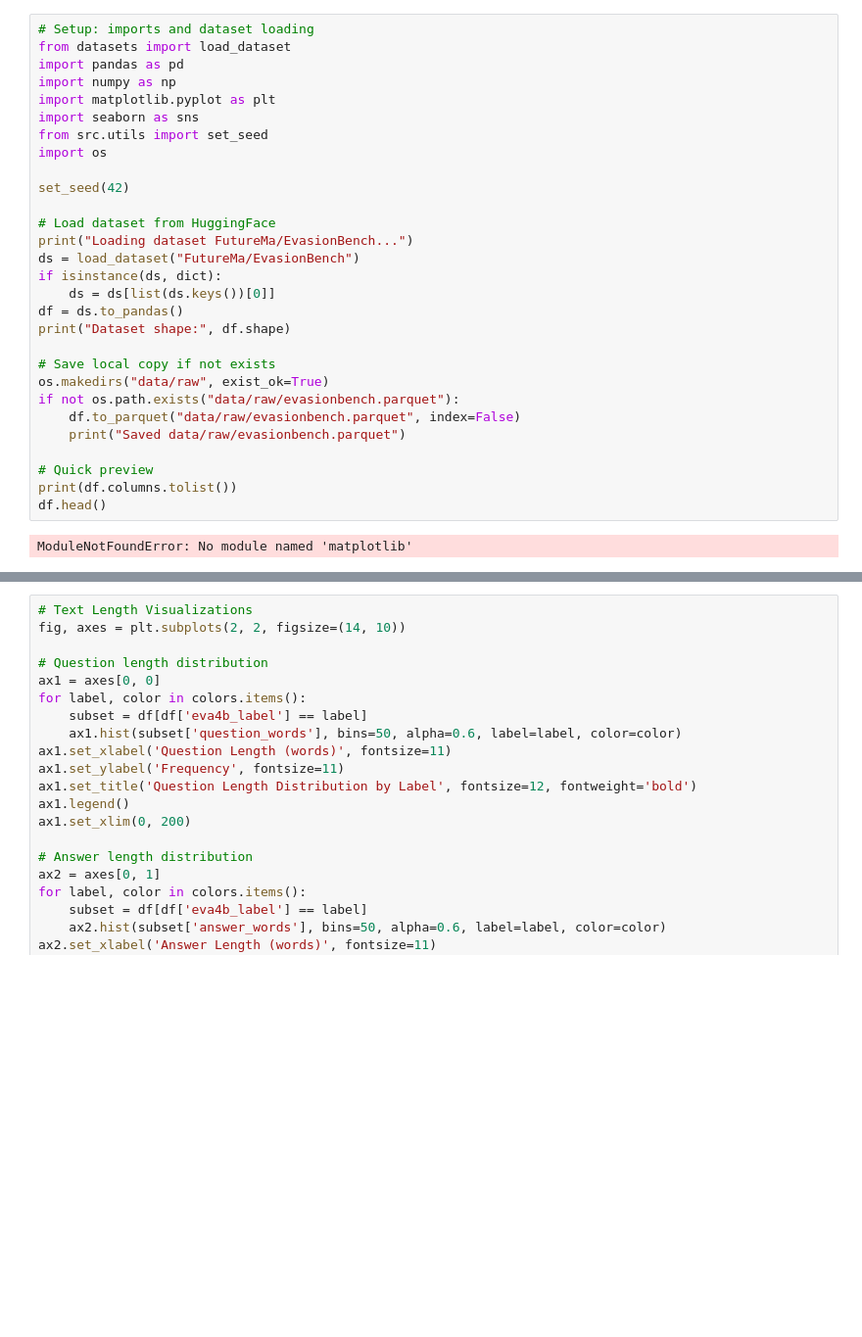
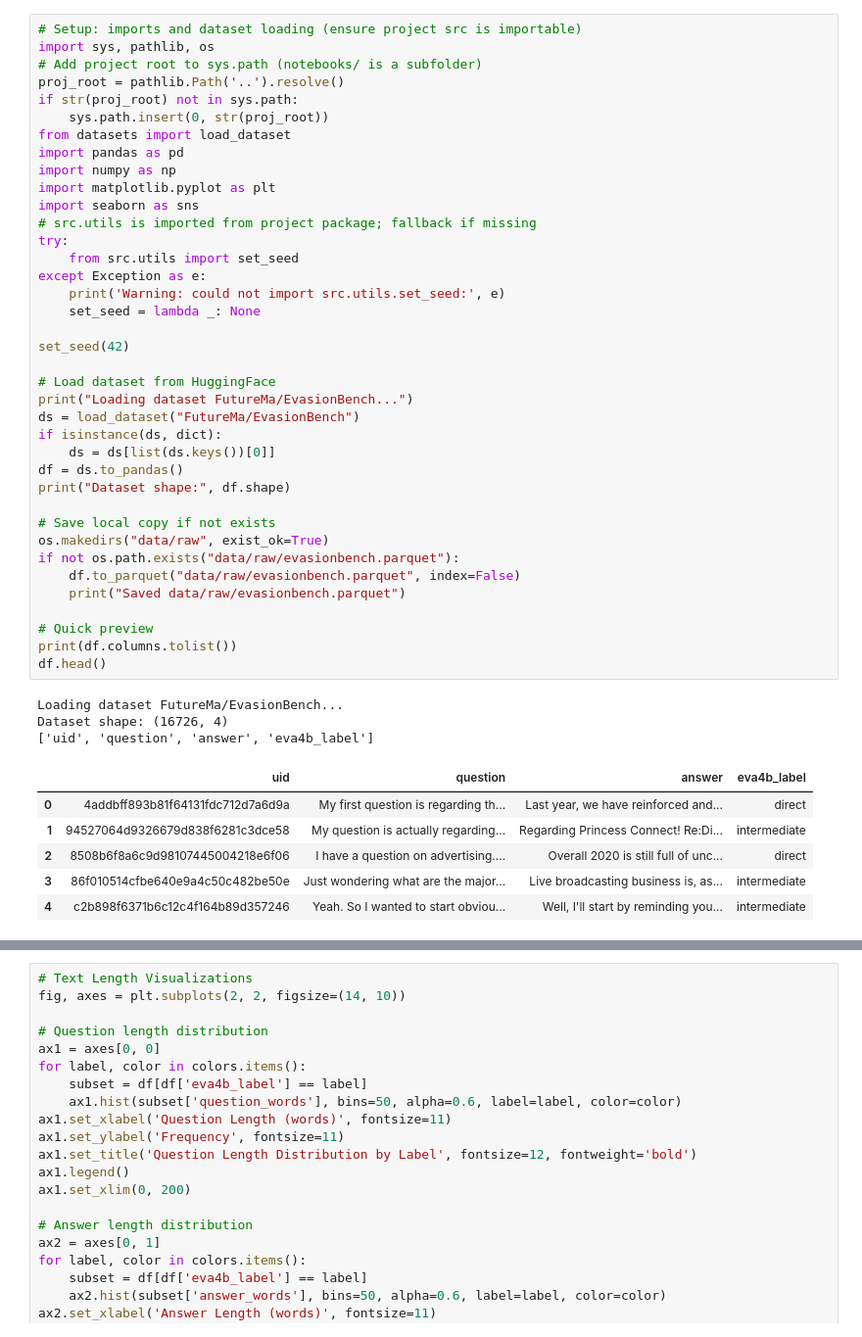
Before and after one commit to dustinober1/EvasionBench, a Jupyter notebook: notebooks/01_data_quality_and_statistics.ipynb, the cells around one changed output, grey strips where cells are left out. Shown at 98% size. Drawn from its saved outputs; the diff is of its cells as text; blank space fills up the shorter version.

Commit message:
Fix early cell errors: downgrade numpy to 1.26.4, simplify Dataset Overview output, update findings

```diff
--- a/notebooks/01_data_quality_and_statistics.ipynb
+++ b/notebooks/01_data_quality_and_statistics.ipynb
@@ -1,34 +1,51 @@
 # %%
-# Setup: imports and dataset loading
+# Setup: imports and dataset loading (ensure project src is importable)
+import sys, pathlib, os
+# Add project root to sys.path (notebooks/ is a subfolder)
+proj_root = pathlib.Path('..').resolve()
+if str(proj_root) not in sys.path:
+    sys.path.insert(0, str(proj_root))
 from datasets import load_dataset
 import pandas as pd
 import numpy as np
 import matplotlib.pyplot as plt
 import seaborn as sns
-from src.utils import set_seed
-import os
+# src.utils is imported from project package; fallback if missing
+try:
+    from src.utils import set_seed
+except Exception as e:
+    print('Warning: could not import src.utils.set_seed:', e)
+    set_seed = lambda _: None
 
 set_seed(42)
 
 # Load dataset from HuggingFace
 print("Loading dataset FutureMa/EvasionBench...")
 ds = load_dataset("FutureMa/EvasionBench")
 if isinstance(ds, dict):
     ds = ds[list(ds.keys())[0]]
 df = ds.to_pandas()
 print("Dataset shape:", df.shape)
 
 # Save local copy if not exists
 os.makedirs("data/raw", exist_ok=True)
 if not os.path.exists("data/raw/evasionbench.parquet"):
     df.to_parquet("data/raw/evasionbench.parquet", index=False)
     print("Saved data/raw/evasionbench.parquet")
 
 # Quick preview
 print(df.columns.tolist())
 df.head()
 # %% [output]
-ModuleNotFoundError: No module named 'matplotlib'
+Loading dataset FutureMa/EvasionBench...
+Dataset shape: (16726, 4)
+['uid', 'question', 'answer', 'eva4b_label']
+|  | uid | question | answer | eva4b_label |
+| 0 | 4addbff893b81f64131fdc712d7a6d9a | My first question is regarding th... | Last year, we have reinforced and... | direct |
+| 1 | 94527064d9326679d838f6281c3dce58 | My question is actually regarding... | Regarding Princess Connect! Re:Di... | intermediate |
+| 2 | 8508b6f8a6c9d98107445004218e6f06 | I have a question on advertising.... | Overall 2020 is still full of unc... | direct |
+| 3 | 86f010514cfbe640e9a4c50c482be50e | Just wondering what are the major... | Live broadcasting business is, as... | intermediate |
+| 4 | c2b898f6371b6c12c4f164b89d357246 | Yeah. So I wanted to start obviou... | Well, I'll start by reminding you... | intermediate |
 # %%
 # Dataset Overview
 print("=" * 60)
```
Also changed, not shown: parts of 8 cells of this notebook, 3 other files.
